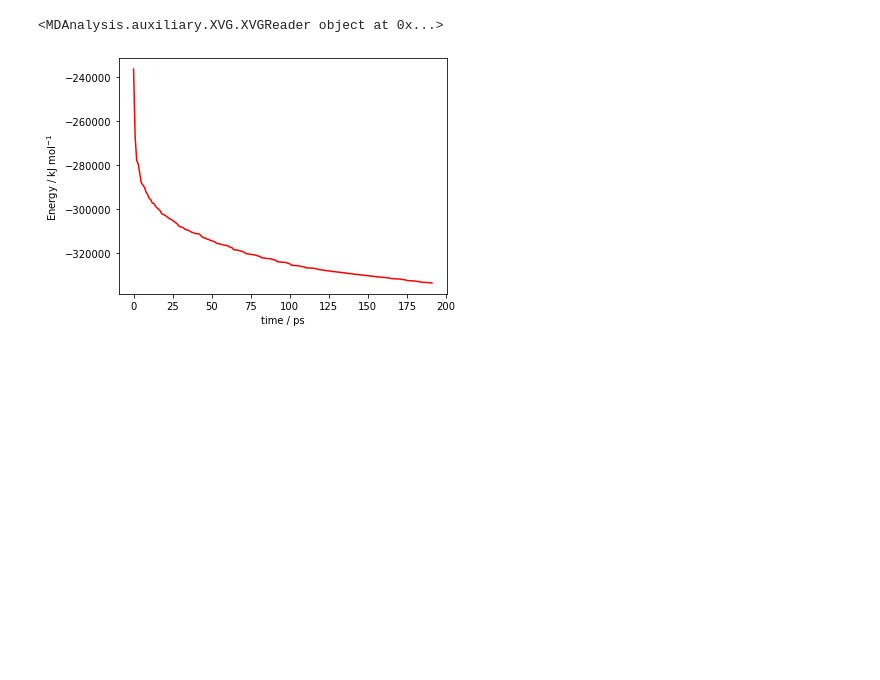
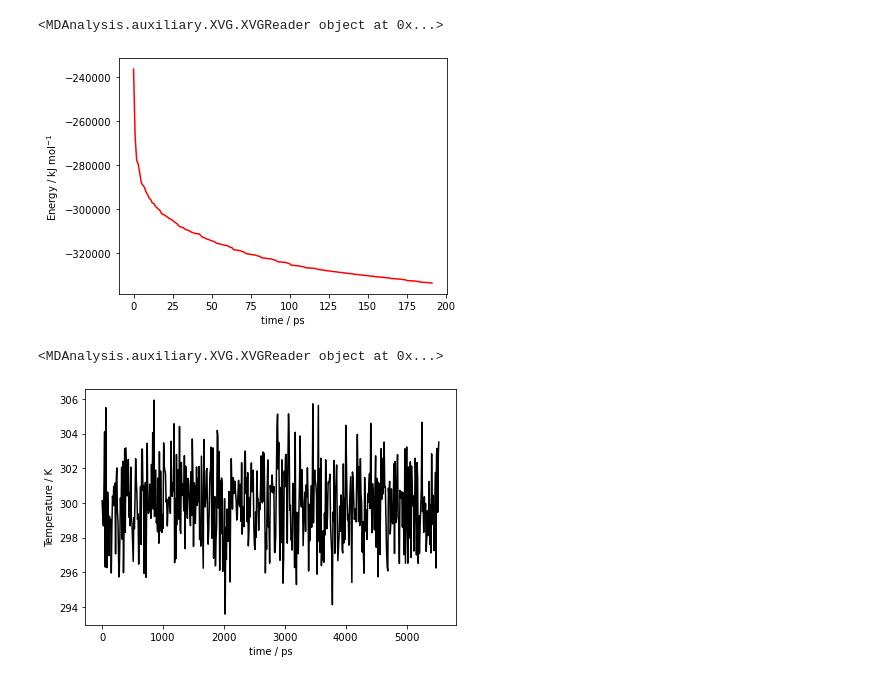
Before and after one commit to meyresearch/metalloenzymes, a Jupyter notebook: vim_2/scripts/plot_gmx_energy.ipynb, the cells around one changed output. Cells and saved outputs as stored; diff of their text form; code cells hidden in the pictures; blank space fills up the shorter version.

```diff
--- a/vim_2/scripts/plot_gmx_energy.ipynb
+++ b/vim_2/scripts/plot_gmx_energy.ipynb
@@ -1,9 +1,3 @@
 # %%
 import matplotlib.pyplot as plt
 import MDAnalysis as mda
-# %%
-potential_file = "../minimisation/potential.xvg"
-reader = mda.auxiliary.XVG.XVGReader(potential_file)
-print(reader)
-# %% [output]
-<MDAnalysis.auxiliary.XVG.XVGReader object at 0x...>
@@ -13,8 +4,28 @@ potential = [step.data[1] for step in reader]
 # %%
+potential_file = "../minimisation/potential.xvg"
+reader = mda.auxiliary.XVG.XVGReader(potential_file)
+print(reader)
+time = [step.data[0] for step in reader]
+potential = [step.data[1] for step in reader]
 plt.plot(time, potential, c="red")
 plt.xlabel("time / ps")
 plt.ylabel(r"Energy / kJ mol$^{-1}$")
 plt.tight_layout()
 plt.savefig("../plots/potential.png")
 # %% [output]
+<MDAnalysis.auxiliary.XVG.XVGReader object at 0x...>
 [figure]
+# %%
+temp_file = "../nvt/temperature.xvg"
+reader = mda.auxiliary.XVG.XVGReader(temp_file)
+print(reader)
+time = [step.data[0] for step in reader]
+temperature = [step.data[1] for step in reader]
+plt.plot(time, temperature, c="black")
+plt.xlabel("time / ps")
+plt.ylabel("Temperature / K")
+plt.tight_layout()
+plt.savefig("../plots/temperature.png")
+# %% [output]
+<MDAnalysis.auxiliary.XVG.XVGReader object at 0x...>
+[figure, added]
```
Also changed, not shown: parts of 1 cell of this notebook, 6 other files.
